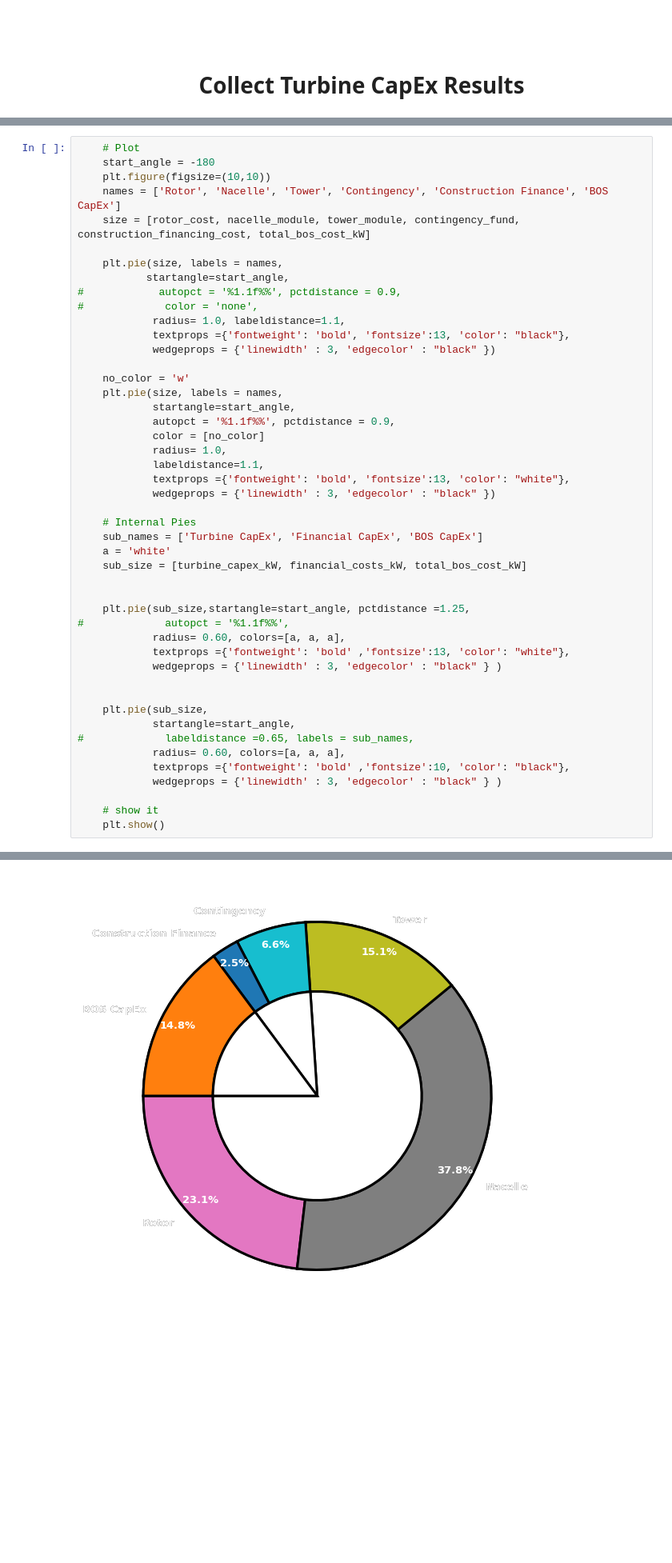
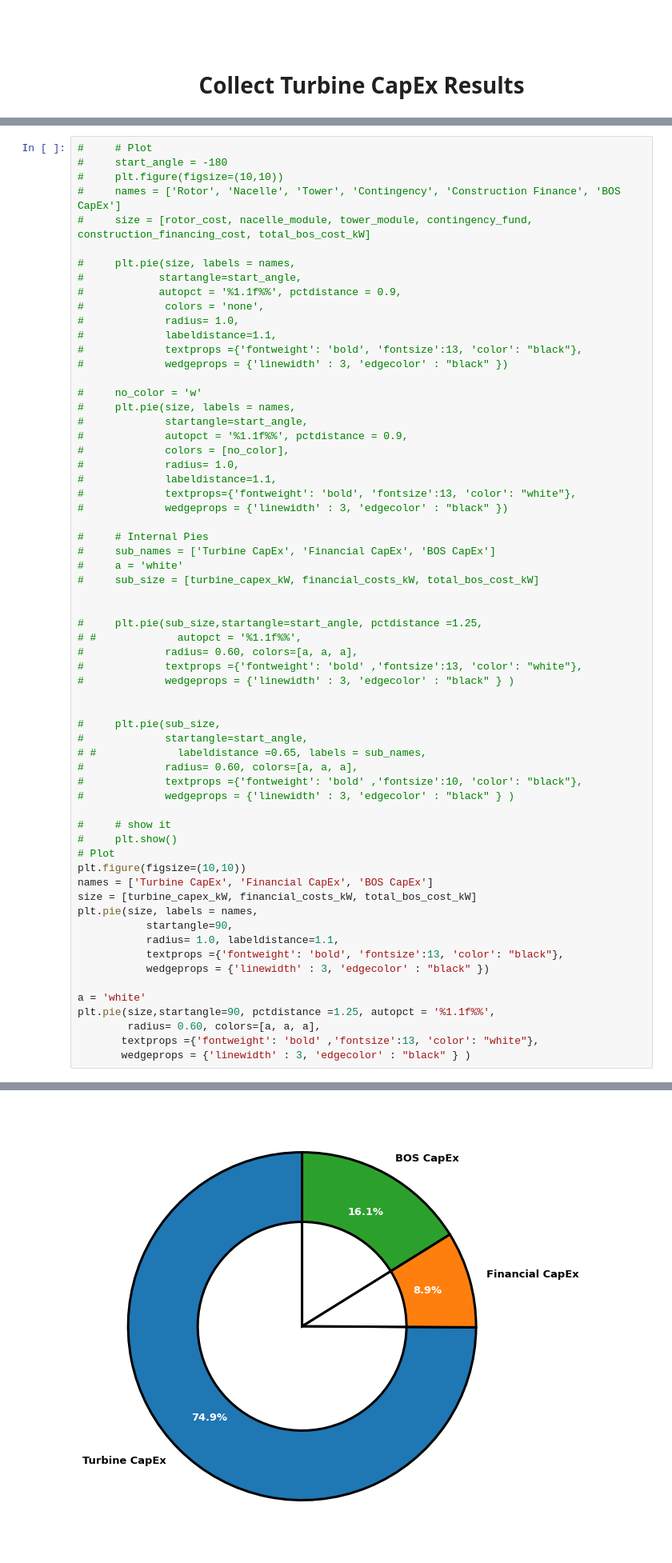
Before and after one commit to WISDEM/LandBOSSE, a Jupyter notebook: landbosse_notebook.ipynb, the cells around one changed output, grey strips where cells are left out. Shown at 80% size. Drawn from its saved outputs; the diff is of its cells as text; blank space fills up the shorter version.

Commit message:
Add more graphics to LBW jp nb

```diff
--- a/landbosse_notebook.ipynb
+++ b/landbosse_notebook.ipynb
@@ -156,48 +166,64 @@ Total Project CapEx ($/kW):  1342
 # %%
-    # Plot
-    start_angle = -180
-    plt.figure(figsize=(10,10))
-    names = ['Rotor', 'Nacelle', 'Tower', 'Contingency', 'Construction Finance', 'BOS CapEx']
-    size = [rotor_cost, nacelle_module, tower_module, contingency_fund, construction_financing_cost, total_bos_cost_kW]
+#     # Plot
+#     start_angle = -180
+#     plt.figure(figsize=(10,10))
+#     names = ['Rotor', 'Nacelle', 'Tower', 'Contingency', 'Construction Finance', 'BOS CapEx']
+#     size = [rotor_cost, nacelle_module, tower_module, contingency_fund, construction_financing_cost, total_bos_cost_kW]
 
-    plt.pie(size, labels = names,
-           startangle=start_angle,
+#     plt.pie(size, labels = names,
+#            startangle=start_angle,
 #            autopct = '%1.1f%%', pctdistance = 0.9,
-#             color = 'none',
-            radius= 1.0, labeldistance=1.1,
-            textprops ={'fontweight': 'bold', 'fontsize':13, 'color': "black"},
-            wedgeprops = {'linewidth' : 3, 'edgecolor' : "black" })
+#             colors = 'none',
+#             radius= 1.0,
+#             labeldistance=1.1,
+#             textprops ={'fontweight': 'bold', 'fontsize':13, 'color': "black"},
+#             wedgeprops = {'linewidth' : 3, 'edgecolor' : "black" })
 
-    no_color = 'w'
-    plt.pie(size, labels = names,
-            startangle=start_angle,
-            autopct = '%1.1f%%', pctdistance = 0.9,
-            color = [no_color]
-            radius= 1.0,
-            labeldistance=1.1,
-            textprops ={'fontweight': 'bold', 'fontsize':13, 'color': "white"},
-            wedgeprops = {'linewidth' : 3, 'edgecolor' : "black" })
+#     no_color = 'w'
+#     plt.pie(size, labels = names,
+#             startangle=start_angle,
+#             autopct = '%1.1f%%', pctdistance = 0.9,
+#             colors = [no_color],
+#             radius= 1.0,
+#             labeldistance=1.1,
+#             textprops={'fontweight': 'bold', 'fontsize':13, 'color': "white"},
+#             wedgeprops = {'linewidth' : 3, 'edgecolor' : "black" })
 
-    # Internal Pies
-    sub_names = ['Turbine CapEx', 'Financial CapEx', 'BOS CapEx']
-    a = 'white'
-    sub_size = [turbine_capex_kW, financial_costs_kW, total_bos_cost_kW]
+#     # Internal Pies
+#     sub_names = ['Turbine CapEx', 'Financial CapEx', 'BOS CapEx']
+#     a = 'white'
+#     sub_size = [turbine_capex_kW, financial_costs_kW, total_bos_cost_kW]
 
 
-    plt.pie(sub_size,startangle=start_angle, pctdistance =1.25,
-#             autopct = '%1.1f%%',
-            radius= 0.60, colors=[a, a, a],
-            textprops ={'fontweight': 'bold' ,'fontsize':13, 'color': "white"},
-            wedgeprops = {'linewidth' : 3, 'edgecolor' : "black" } )
+#     plt.pie(sub_size,startangle=start_angle, pctdistance =1.25,
+# #             autopct = '%1.1f%%',
+#             radius= 0.60, colors=[a, a, a],
+#             textprops ={'fontweight': 'bold' ,'fontsize':13, 'color': "white"},
+#             wedgeprops = {'linewidth' : 3, 'edgecolor' : "black" } )
 
 
-    plt.pie(sub_size,
-            startangle=start_angle,
-#             labeldistance =0.65, labels = sub_names,
-            radius= 0.60, colors=[a, a, a],
-            textprops ={'fontweight': 'bold' ,'fontsize':10, 'color': "black"},
-            wedgeprops = {'linewidth' : 3, 'edgecolor' : "black" } )
+#     plt.pie(sub_size,
+#             startangle=start_angle,
+# #             labeldistance =0.65, labels = sub_names,
+#             radius= 0.60, colors=[a, a, a],
+#             textprops ={'fontweight': 'bold' ,'fontsize':10, 'color': "black"},
+#             wedgeprops = {'linewidth' : 3, 'edgecolor' : "black" } )
 
-    # show it
-    plt.show()
+#     # show it
+#     plt.show()
+# Plot
+plt.figure(figsize=(10,10))
+names = ['Turbine CapEx', 'Financial CapEx', 'BOS CapEx']
+size = [turbine_capex_kW, financial_costs_kW, total_bos_cost_kW]
+plt.pie(size, labels = names,
+           startangle=90,
+           radius= 1.0, labeldistance=1.1,
+           textprops ={'fontweight': 'bold', 'fontsize':13, 'color': "black"},
+           wedgeprops = {'linewidth' : 3, 'edgecolor' : "black" })
+
+a = 'white'
+plt.pie(size,startangle=90, pctdistance =1.25, autopct = '%1.1f%%',
+        radius= 0.60, colors=[a, a, a],
+       textprops ={'fontweight': 'bold' ,'fontsize':13, 'color': "white"},
+       wedgeprops = {'linewidth' : 3, 'edgecolor' : "black" } )
 # %% [output]
@@ -204 +239 @@ Total Project CapEx ($/kW):  1342
-[figure, old version]
+[figure, new version]
```
Also changed, not shown: parts of 11 cells of this notebook.
